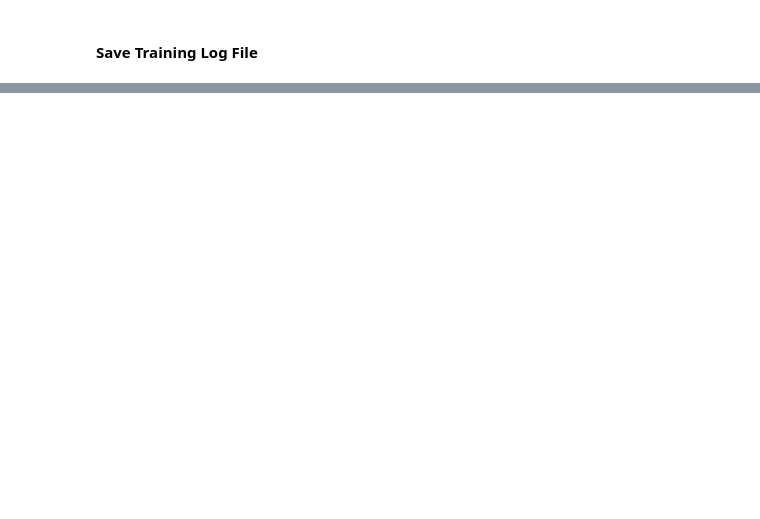
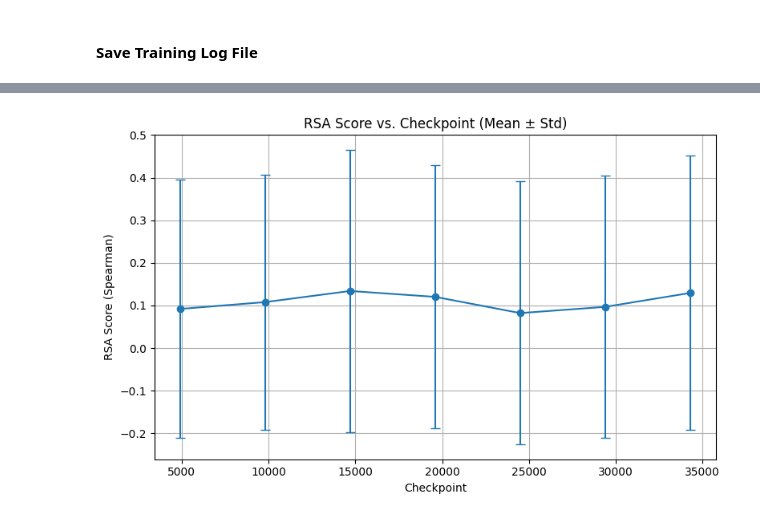
Before and after one commit to carobgt/Spatial-Navigation-in-LLMs, a Jupyter notebook: gpt2small_dual_mode_v14_4by4_training.ipynb, the cells around one changed output, grey strips where cells are left out. Saved outputs shown, nothing was run; the diff lists cells and outputs as text; code cells hidden in the pictures; blank space fills up the shorter version.

```diff
--- a/gpt2small_dual_mode_v14_4by4_training.ipynb
+++ b/gpt2small_dual_mode_v14_4by4_training.ipynb
@@ -256,7 +275,7 @@ def generate_foraging_path_string(grid, path_coords, probability):
 size = 4  # Grid size
 shortest_paths_iterations = 1 # How many times each optimal path is included in the training data
 num_suboptimal = 744 # How many suboptimal paths to be randomly selected for a single grid environment
-probability = 0.5 # The probability of forgetting intermediate locations in a given path
+probability = 1 # The probability of forgetting intermediate locations in a given path
 
 training_strs = []
 for i in range(3000): # Number of grid environments in training data
@@ -470,0 +1550,87 @@ with open(file_path, 'w') as file:
+# %%
+from scipy.spatial.distance import pdist, squareform
+from scipy.stats import spearmanr
+import matplotlib.pyplot as plt
+import numpy as np
+import random
+import torch
+from transformers import GPT2LMHeadModel, GPT2TokenizerFast
+from wonderwords import RandomWord
+
+#### RSA BETWEEN DISTANCE MATRIX AND GROUND TRUTH (GRID COORDS)
+
+context_variant = "medium_path"
+path_length = 5
+repeats = 100
+
+
+# RSA / checkpoint
+rsa_scores = {}
+
+for step in checkpoints:
+    print(f"\nProcessing checkpoint {step}")
+    model_path = model_base_path.format(step)
+    model = GPT2LMHeadModel.from_pretrained(model_path).to(device)
+    model.eval()
+
+    step_scores = []
+
+    for _ in range(repeats):
+        reps = []
+        coords = []
+
+        nouns = generate_nouns(grid_size)
+        grid = create_unique_random_grid(nouns, grid_size)
+        attempts = 0
+        while True:
+            path = generate_random_path(grid_size)
+            if len(path) >= path_length:
+                break
+            attempts += 1
+            if attempts > 100:
+                break
+
+        prompt, token_sequence, path = generate_prompt(grid, path)
+
+        for i, token in enumerate(token_sequence):
+            rep = extract_hidden_state(prompt, token, model)
+            if rep is not None:
+                reps.append(rep)
+                coords.append(path[i])
+
+        if len(reps) != len(coords) or len(reps) < 3:
+            continue
+
+        reps = np.array(reps)
+        coords = np.array(coords)
+        rsa = compute_rsa(reps, coords)
+        step_scores.append(rsa)
+
+    if step_scores:
+        mean_rsa = np.mean(step_scores)
+        std_rsa = np.std(step_scores)
+        rsa_scores[step] = (mean_rsa, std_rsa)
+        print(f"Checkpoint {step}: RSA mean = {mean_rsa:.3f}, std = {std_rsa:.3f}")
+
+    del model
+    torch.cuda.empty_cache()
+
+# --- Print Results ---
+print("\nRSA Scores by Checkpoint:")
+for step, (mean, std) in rsa_scores.items():
+    print(f"Step {step}: mean = {mean:.3f}, std = {std:.3f}")
+
+# Plot RSA trend over checkpoints
+steps = list(rsa_scores.keys())
+means = [rsa_scores[step][0] for step in steps]
+stds = [rsa_scores[step][1] for step in steps]
+
+plt.figure(figsize=(8, 5))
+plt.errorbar(steps, means, yerr=stds, fmt='-o', capsize=4)
+plt.title('RSA Score vs. Checkpoint (Mean ± Std)')
+plt.xlabel('Checkpoint')
+plt.ylabel('RSA Score (Spearman)')
+plt.grid(True)
+plt.tight_layout()
+plt.show()
+# %% [output]
@@ -470,0 +1654 @@ with open(file_path, 'w') as file:
+[figure, added]
```
Also changed, not shown: parts of 25 cells of this notebook.
